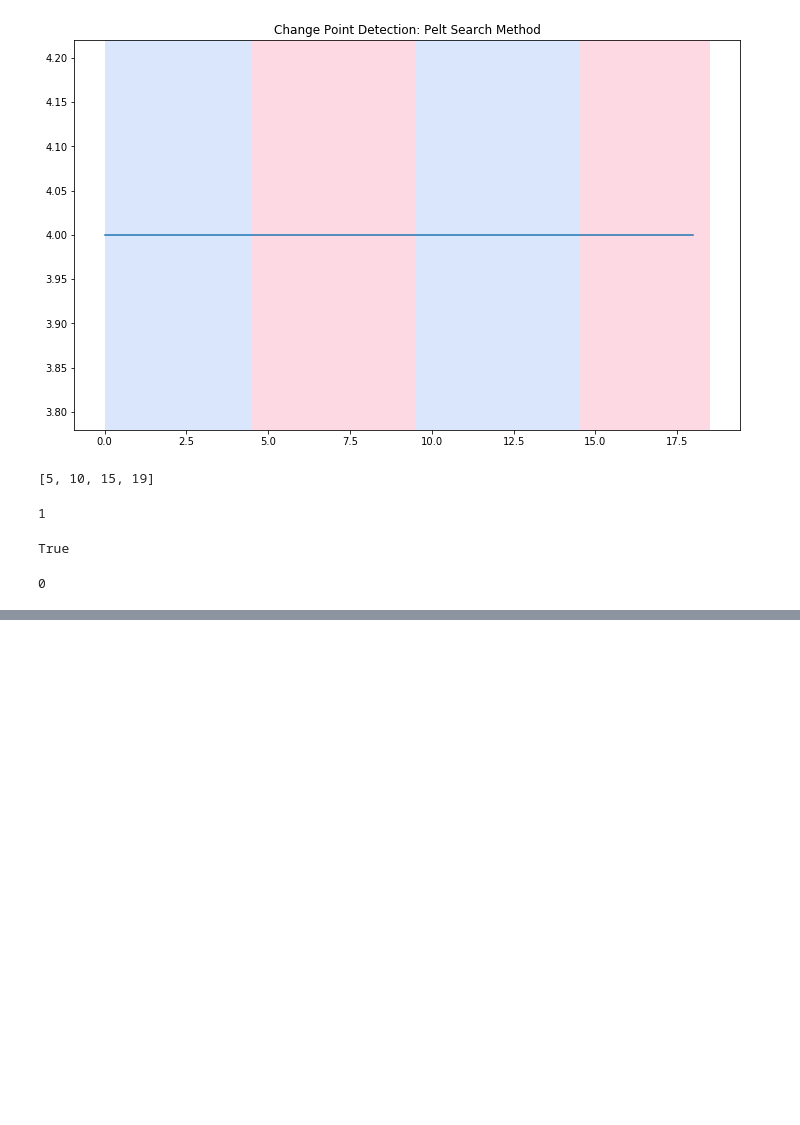
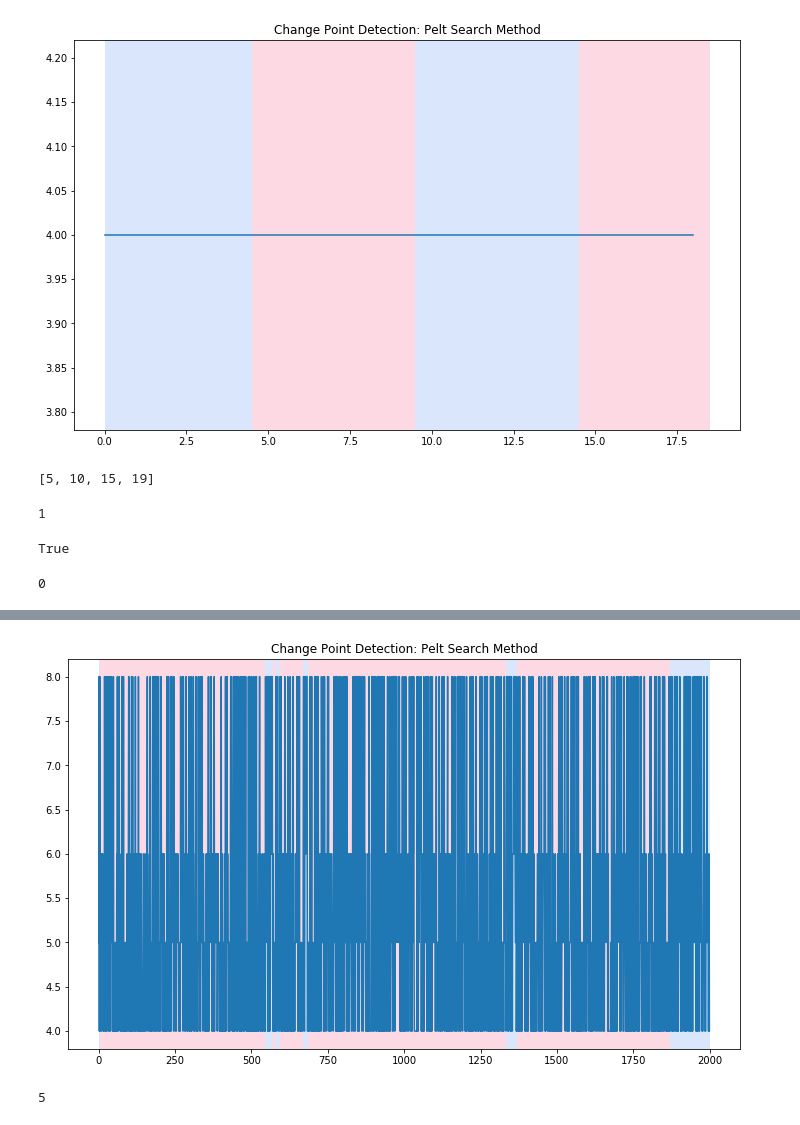
Before and after one commit to kmisterios/Diploma, a Jupyter notebook: Test.ipynb, the cells around one changed output, grey strips where cells are left out. Cells and saved outputs as stored; diff of their text form; code cells hidden in the pictures; blank space fills up the shorter version.

```diff
--- a/Test.ipynb
+++ b/Test.ipynb
@@ -134,0 +280,14 @@ int(my_bkps[-1] % 5 in {1,2})
+# %%
+prices = []
+for sample in data:
+    prices.append(len(sample["name"]))
+# %%
+model = "l2"
+algo = rpt.Binseg(model=model).fit(prices)
+my_bkps = algo.predict(n_bkps=10)
+# show results
+rpt.show.display(prices, my_bkps, figsize=(10, 6))
+plt.title('Change Point Detection: Pelt Search Method')
+plt.show()
+# %% [output]
+[figure, added]
@@ -134,0 +316,4 @@ int(my_bkps[-1] % 5 in {1,2})
+# %%
+len(data[0].keys())
+# %% [output]
+5
```
Also changed, not shown: parts of 23 cells of this notebook, 7 other files.
